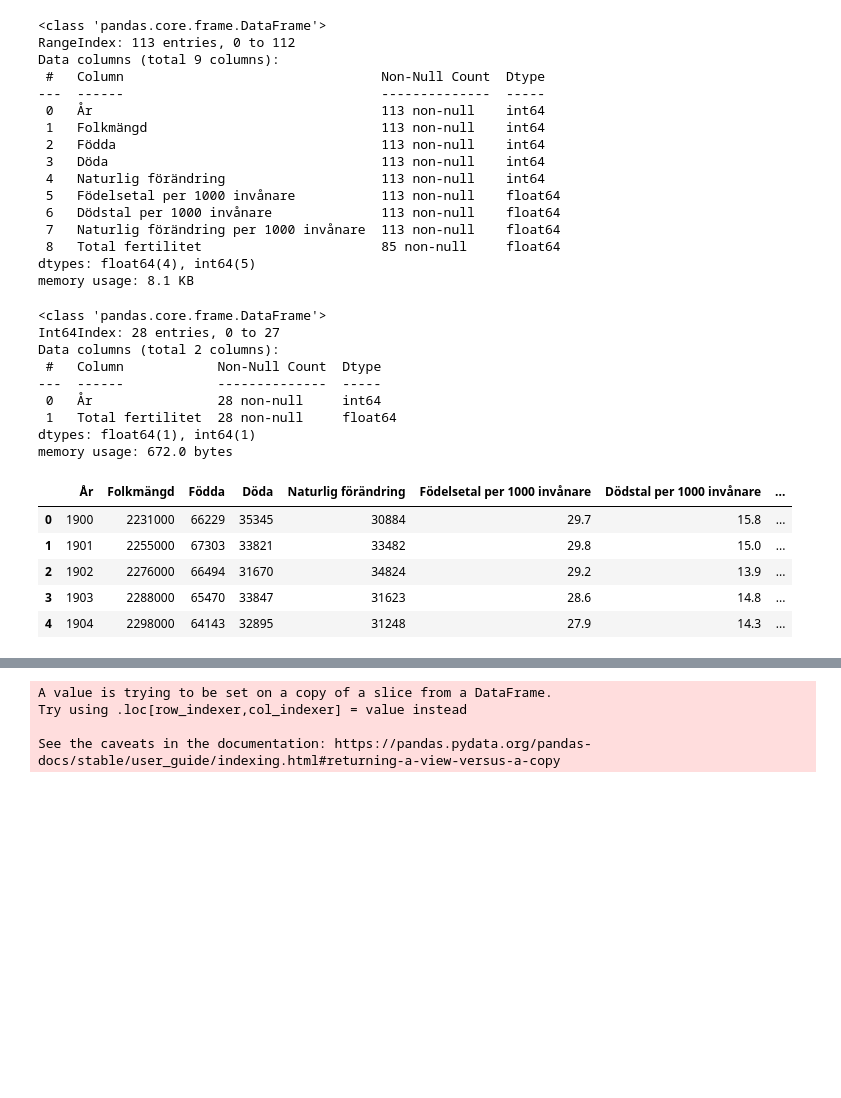
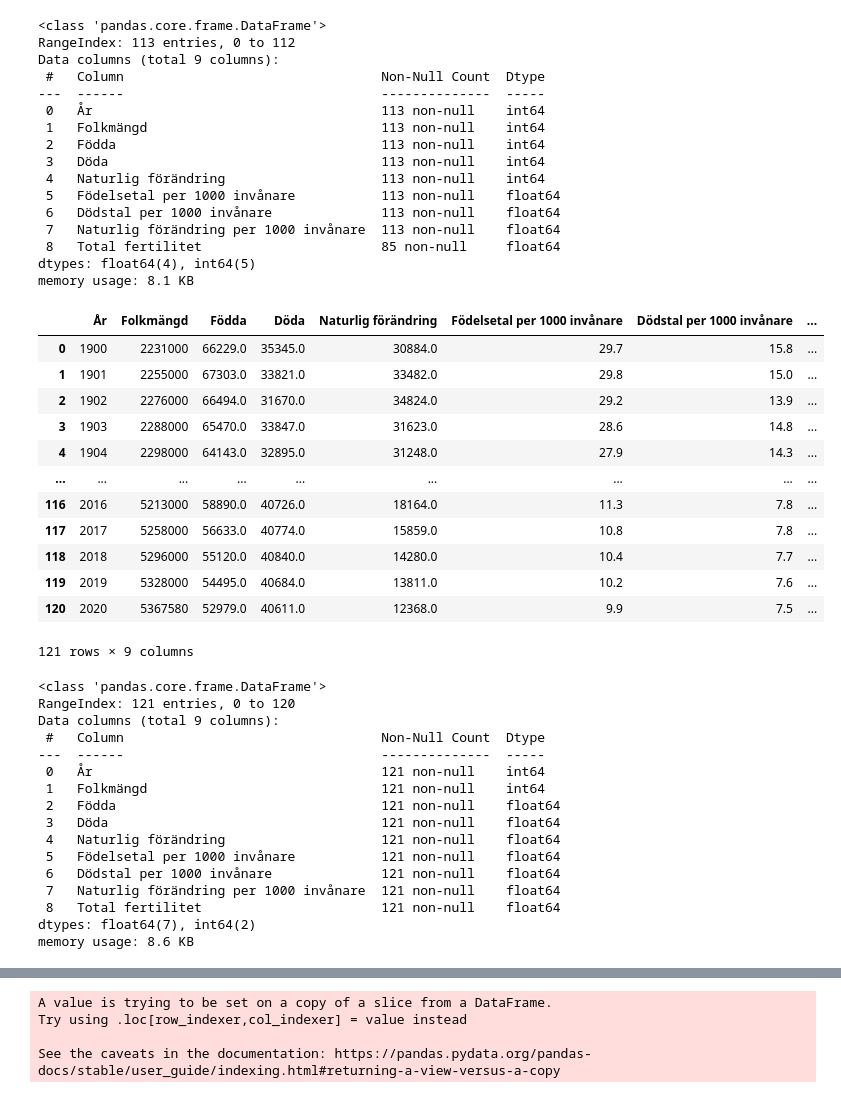
Before and after one commit to yuna-liu/Databehandling-Yuna-Liu, a Jupyter notebook: Exercises/E02_merging.ipynb, the cells around one changed output, grey strips where cells are left out. Saved outputs shown, nothing was run; the diff lists cells and outputs as text; code cells hidden in the pictures; blank space fills up the shorter version.

Commit message:
pd.concat fill norway data to year2020

```diff
--- a/Exercises/E02_merging.ipynb
+++ b/Exercises/E02_merging.ipynb
@@ -335,33 +335,45 @@ dtypes: float64(4), int64(5)
 memory usage: 8.1 KB
 # %%
 table_2 = pd.read_html("https://en.wikipedia.org/wiki/Demographics_of_Norway", match="Total fertility")[0]
-table_2 = table_2.iloc[:-1, [0, -1]]
-table_2 = table_2.set_axis(["År", "Total fertilitet"], axis=1)
-table_2 = table_2[table_2["År"]<= 1927]
+table_2 = table_2.iloc[:-1, :]
+table_2 = table_2.set_axis(norway_pop.columns, axis=1)
+table_2
+# %% [output]
+|  | År | Folkmängd | Födda | Döda | Naturlig förändring | Födelsetal per 1000 invånare | Dödstal per 1000 invånare | ... |
+| 0 | 1900 | 2231000 | 66229.0 | 35345.0 | 30884.0 | 29.7 | 15.8 | ... |
+| 1 | 1901 | 2255000 | 67303.0 | 33821.0 | 33482.0 | 29.8 | 15.0 | ... |
+| 2 | 1902 | 2276000 | 66494.0 | 31670.0 | 34824.0 | 29.2 | 13.9 | ... |
+| 3 | 1903 | 2288000 | 65470.0 | 33847.0 | 31623.0 | 28.6 | 14.8 | ... |
+| 4 | 1904 | 2298000 | 64143.0 | 32895.0 | 31248.0 | 27.9 | 14.3 | ... |
+| ... | ... | ... | ... | ... | ... | ... | ... | ... |
+| 116 | 2016 | 5213000 | 58890.0 | 40726.0 | 18164.0 | 11.3 | 7.8 | ... |
+| 117 | 2017 | 5258000 | 56633.0 | 40774.0 | 15859.0 | 10.8 | 7.8 | ... |
+| 118 | 2018 | 5296000 | 55120.0 | 40840.0 | 14280.0 | 10.4 | 7.7 | ... |
+| 119 | 2019 | 5328000 | 54495.0 | 40684.0 | 13811.0 | 10.2 | 7.6 | ... |
+| 120 | 2020 | 5367580 | 52979.0 | 40611.0 | 12368.0 | 9.9 | 7.5 | ... |
+121 rows × 9 columns
 # %%
 table_2.info()
 # %% [output]
 <class 'pandas.core.frame.DataFrame'>
-Int64Index: 28 entries, 0 to 27
-Data columns (total 2 columns):
- #   Column            Non-Null Count  Dtype
----  ------            --------------  -----
- 0   År                28 non-null     int64
- 1   Total fertilitet  28 non-null     float64
-dtypes: float64(1), int64(1)
-memory usage: 672.0 bytes
+RangeIndex: 121 entries, 0 to 120
+Data columns (total 9 columns):
+ #   Column                                 Non-Null Count  Dtype
+---  ------                                 --------------  -----
+ 0   År                                     121 non-null    int64
+ 1   Folkmängd                              121 non-null    int64
+ 2   Födda                                  121 non-null    float64
+ 3   Döda                                   121 non-null    float64
+ 4   Naturlig förändring                    121 non-null    float64
+ 5   Födelsetal per 1000 invånare           121 non-null    float64
+ 6   Dödstal per 1000 invånare              121 non-null    float64
+ 7   Naturlig förändring per 1000 invånare  121 non-null    float64
+ 8   Total fertilitet                       121 non-null    float64
+dtypes: float64(7), int64(2)
+memory usage: 8.6 KB
 # %%
 norway_pop = norway_pop.sort_values(by= "År")
 table_2 = table_2.sort_values(by= "År")
 norway_pop.update(table_2)
 norway_pop["År"] = norway_pop["År"].astype("int64")
 #https://stackoverflow.com/questions/25762902/python-pandas-particular-merge-replacement
-# %%
-norway_pop.head()
-# %% [output]
-|  | År | Folkmängd | Födda | Döda | Naturlig förändring | Födelsetal per 1000 invånare | Dödstal per 1000 invånare | ... |
-| 0 | 1900 | 2231000 | 66229 | 35345 | 30884 | 29.7 | 15.8 | ... |
-| 1 | 1901 | 2255000 | 67303 | 33821 | 33482 | 29.8 | 15.0 | ... |
-| 2 | 1902 | 2276000 | 66494 | 31670 | 34824 | 29.2 | 13.9 | ... |
-| 3 | 1903 | 2288000 | 65470 | 33847 | 31623 | 28.6 | 14.8 | ... |
-| 4 | 1904 | 2298000 | 64143 | 32895 | 31248 | 27.9 | 14.3 | ... |
```
Also changed, not shown: parts of 3 cells of this notebook.
